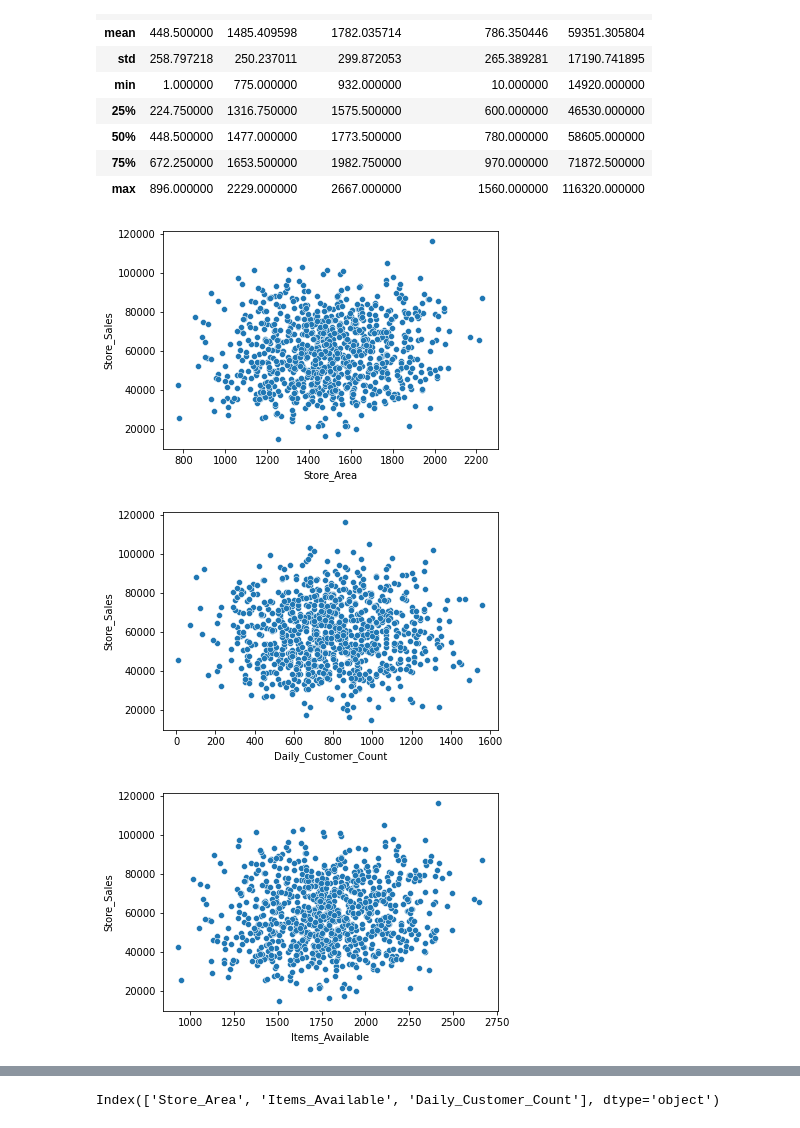
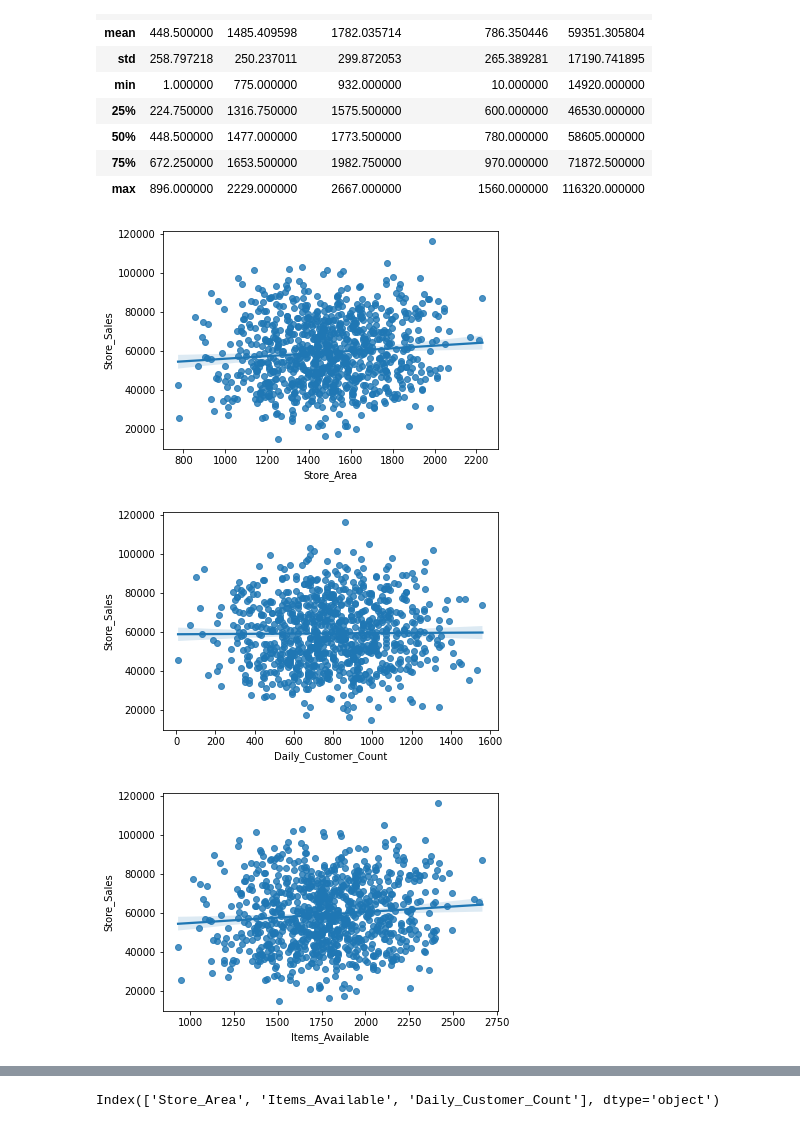
Before and after one commit to lingchin/projects, a Jupyter notebook: Kaggle_stores.ipynb, the cells around one changed output, grey strips where cells are left out. Cells and saved outputs as stored; diff of their text form; code cells hidden in the pictures.

```diff
--- a/Kaggle_stores.ipynb
+++ b/Kaggle_stores.ipynb
@@ -48,14 +49,14 @@ df.describe()
 | 75% | 672.250000 | 1653.500000 | 1982.750000 | 970.000000 | 71872.500000 |
 | max | 896.000000 | 2229.000000 | 2667.000000 | 1560.000000 | 116320.000000 |
 # %%
-sns.scatterplot(x=df['Store_Area'], y=df['Store_Sales'], data=df);
+sns.regplot(x=df['Store_Area'], y=df['Store_Sales'], data=df);
 # %% [output]
-[figure, old version]
+[figure, new version]
 # %%
-sns.scatterplot(x=df['Daily_Customer_Count'], y=df['Store_Sales'], data=df);
+sns.regplot(x=df['Daily_Customer_Count'], y=df['Store_Sales'], data=df);
 # %% [output]
-[figure, old version]
+[figure, new version]
 # %%
-sns.scatterplot(x=df['Items_Available'], y=df['Store_Sales'], data=df);
+sns.regplot(x=df['Items_Available'], y=df['Store_Sales'], data=df);
 # %% [output]
-[figure, old version]
+[figure, new version]
```
Also changed, not shown: parts of 31 cells of this notebook.
